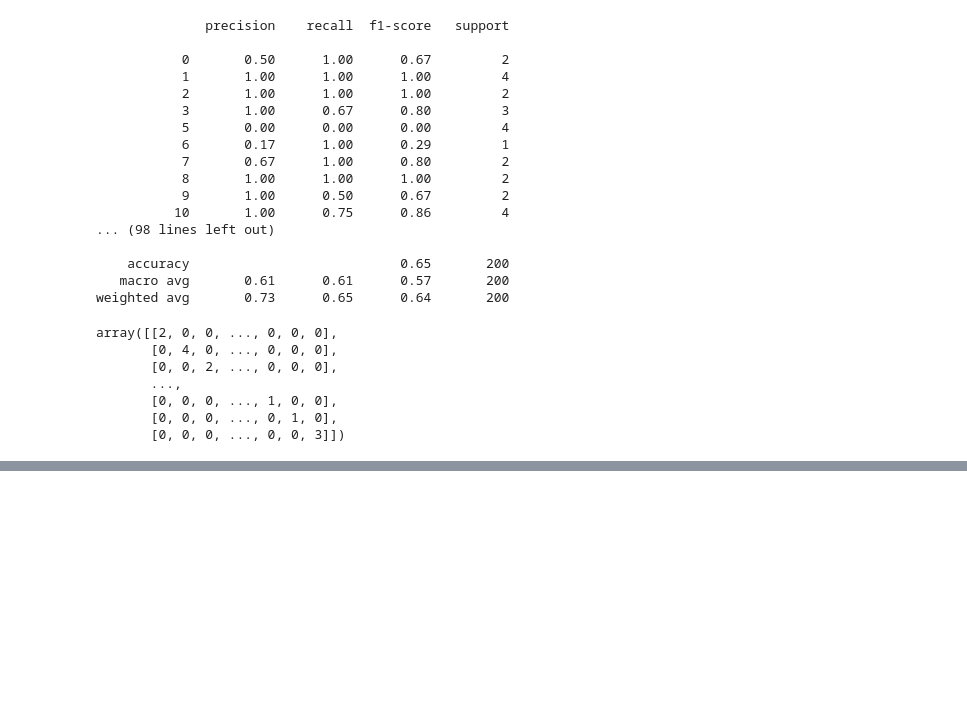
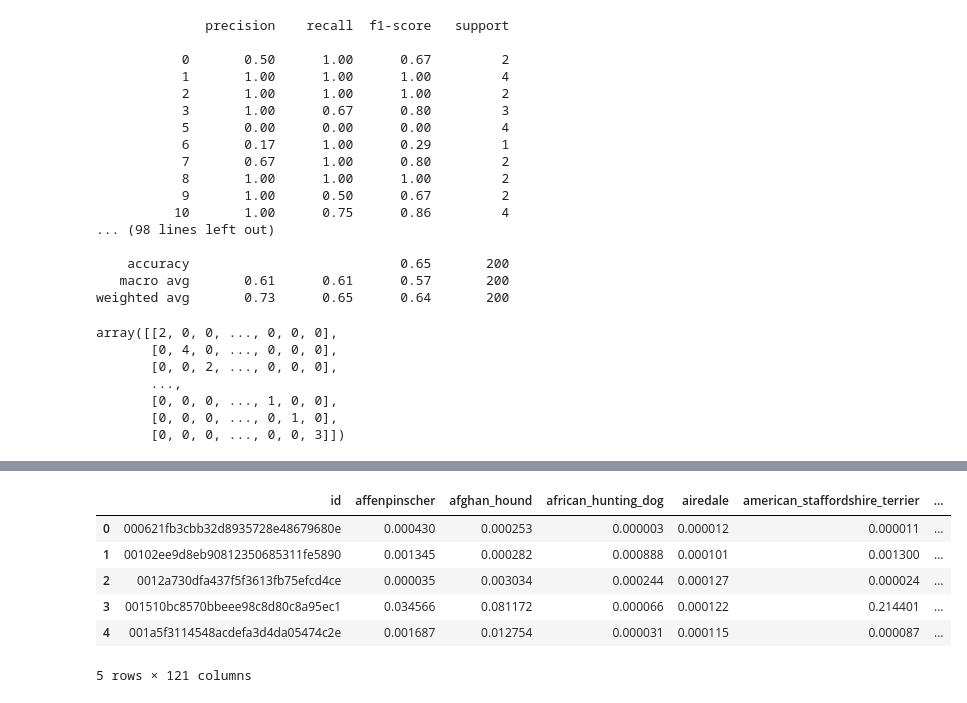
Before and after one commit to Ammar-Raneez/Dog_Vision, a Jupyter notebook: dog_vision.ipynb, the cells around one changed output, grey strips where cells are left out. Drawn from its saved outputs; the diff is of its cells as text; code cells hidden in the pictures; blank space fills up the shorter version.

```diff
--- a/dog_vision.ipynb
+++ b/dog_vision.ipynb
@@ -784,0 +822,5 @@ array([[2, 0, 0, ..., 0, 0, 0],
+# %%
+test_predictions = loaded_image_model.predict(
+    test_data,
+    verbose=1
+)
@@ -784,0 +829,3 @@ array([[2, 0, 0, ..., 0, 0, 0],
+# %%
+test_predictions = tf.nn.softmax(test_predictions).numpy()
+test_predictions
@@ -784,0 +878,12 @@ array([[2, 0, 0, ..., 0, 0, 0],
+# %%
+# Add the prediction probabilities to each dog breed column
+preds_df[list(unique_breeds)] = test_predictions
+preds_df.head()
+# %% [output]
+|  | id | affenpinscher | afghan_hound | african_hunting_dog | airedale | american_staffordshire_terrier | ... |
+| 0 | 000621fb3cbb32d8935728e48679680e | 0.000430 | 0.000253 | 0.000003 | 0.000012 | 0.000011 | ... |
+| 1 | 00102ee9d8eb90812350685311fe5890 | 0.001345 | 0.000282 | 0.000888 | 0.000101 | 0.001300 | ... |
+| 2 | 0012a730dfa437f5f3613fb75efcd4ce | 0.000035 | 0.003034 | 0.000244 | 0.000127 | 0.000024 | ... |
+| 3 | 001510bc8570bbeee98c8d80c8a95ec1 | 0.034566 | 0.081172 | 0.000066 | 0.000122 | 0.214401 | ... |
+| 4 | 001a5f3114548acdefa3d4da05474c2e | 0.001687 | 0.012754 | 0.000031 | 0.000115 | 0.000087 | ... |
+5 rows × 121 columns
```
Also changed, not shown: parts of 12 cells of this notebook.
